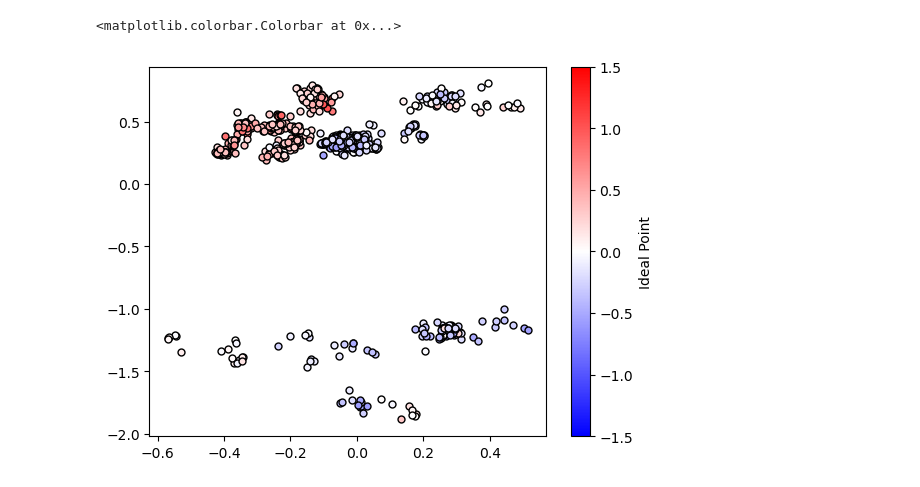
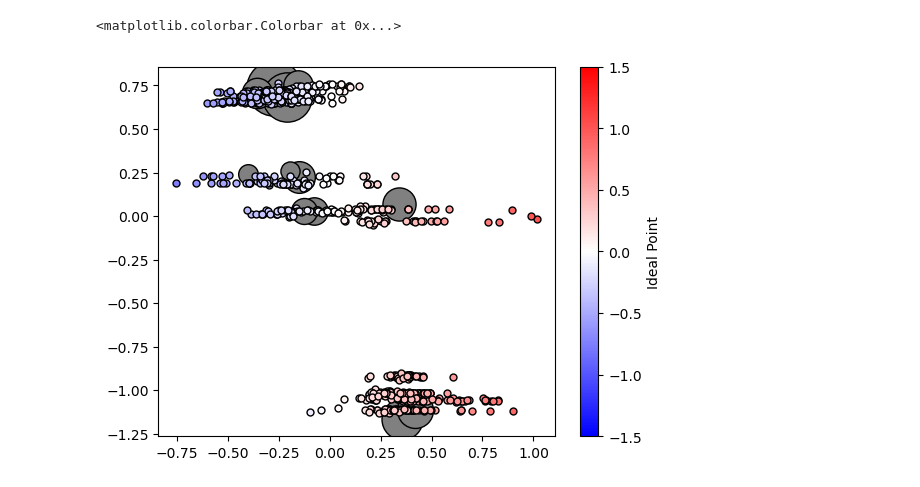
Before and after one commit to galenphall/amici, a Jupyter notebook: notebooks/analysis.ipynb, the cells around one changed output. Saved outputs shown, nothing was run; the diff lists cells and outputs as text; code cells hidden in the pictures.

Commit message:
Midway through making network figure

```diff
--- a/notebooks/analysis.ipynb
+++ b/notebooks/analysis.ipynb
@@ -222,27 +222,28 @@ def positive_edges(G):
         ((u, v) for u, v, d in G.edges(data=True) if d.get('weight', 0) >= 0)
     ).copy()
 
-def fixed_x_spring(G, x, iterations=1000, **kwargs):
-    # spring_layout supports fixed nodes natively
-    fixed_nodes = list(x.keys())
+def fixed_x_spring(G, x, iterations=1000, absy=True, **kwargs):
     # initialize positions with correct x, y=0
-    pos0 = {n: (float(x[n]), 0.0) for n in fixed_nodes}
-    pos = nx.spring_layout(
-        G,
-        weight='weight',
-        pos=pos0,
-        fixed=fixed_nodes,
-        iterations=iterations,
-        **kwargs
-    )
-    # enforce exact x-coordinates
-    for n in fixed_nodes:
-        pos[n] = (float(x[n]), pos[n][1])
-    return pos
+    pos = None
+    for i in range(iterations):
+        pos = nx.spring_layout(
+            G,
+            weight='weight',
+            pos=pos,
+            iterations=1,
+            **kwargs
+        )
+        # enforce exact x-coordinates
+        for n in G:
+            pos[n][0] = float(x[n])
+            if absy:
+                pos[n][1] = abs(pos[n][1])
+    return {k : np.array(v) for k, v in pos.items()}
 
 def multi_scale_layout(G, B, alpha=0.8, fixed_x=None):
     # initialize all node positions to zero
     pos = {n: np.zeros(2, dtype=float) for n in G}
+    lvl_pos = {}
     curr_alpha = 1.0
 
     # iterate from coarsest to finest
@@ -281,6 +282,7 @@ def multi_scale_layout(G, B, alpha=0.8, fixed_x=None):
                 pos[node][0] = fixed_x[node]
 
         curr_alpha *= alpha
+        lvl_pos[level] = pd.Series(pos).groupby(B[level]).mean().to_dict()
 
-    return pos
+    return pos, lvl_pos
 # %%
@@ -370,24 +443,29 @@ Created bipartite graph with 9449 nodes and 24169 edges
 # %%
-pos = multi_scale_layout(
+pos, lvl_pos = multi_scale_layout(
     positive_edges(G_amicus),
     {level: df.set_index('node_name')[f'level_{level}'].to_dict() for level in [0,1,2,3]},
-    alpha=0.85)
+    alpha=0.5)
 # %%
 # compute normalization over your ideology range
 vmin = ideologies['ideal_point'].min()
 vmax = ideologies['ideal_point'].max()
 norm = plt.Normalize(vmin=-1.5, vmax=1.5)
 cmap = plt.get_cmap('bwr')   # blue-to-white-to-red
 
 # plot each node with a color from the colormap
 for g, (x, y) in pos.items():
     val = ideologies.loc[g, 'ideal_point']
     plt.plot(x, y, 'o', color=cmap(norm(val)), markeredgecolor='k', ms=5)
 
+lvl = 2
+sizes = np.sqrt(df[f'level_{lvl}'].value_counts() * 10).to_dict()
+for i, (x, y) in lvl_pos[lvl].items():
+    plt.plot(x, y, 'o', color='grey', markeredgecolor='k', ms=sizes[i], zorder=-1)
+
 # add a colorbar legend
 sm = plt.cm.ScalarMappable(norm=norm, cmap=cmap)
 sm.set_array([])   # only needed for a standalone colorbar
 plt.colorbar(sm, label='Ideal Point', ax=plt.gca())
 # %% [output]
 <matplotlib.colorbar.Colorbar at 0x...>
-[figure, old version]
+[figure, new version]
```
Also changed, not shown: parts of 2 cells of this notebook, 1 other file.
